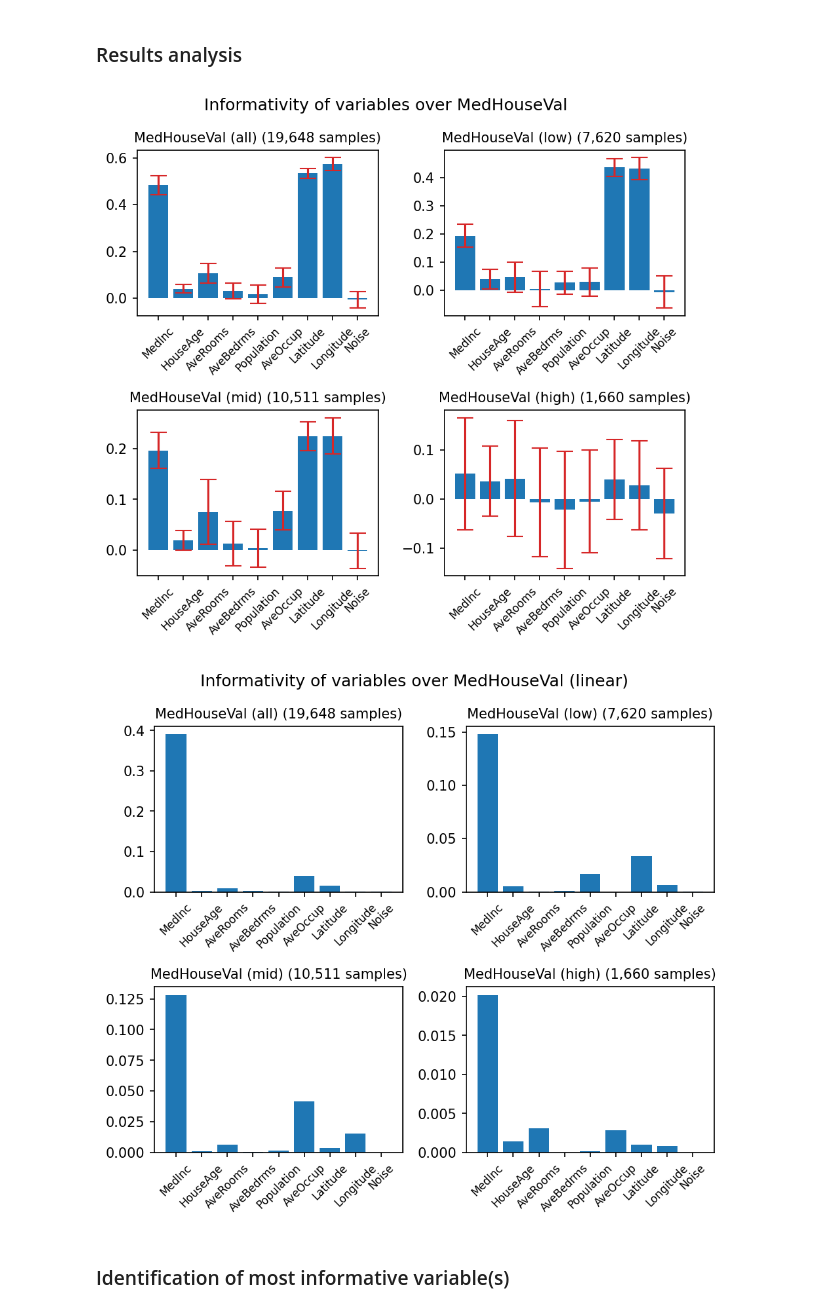
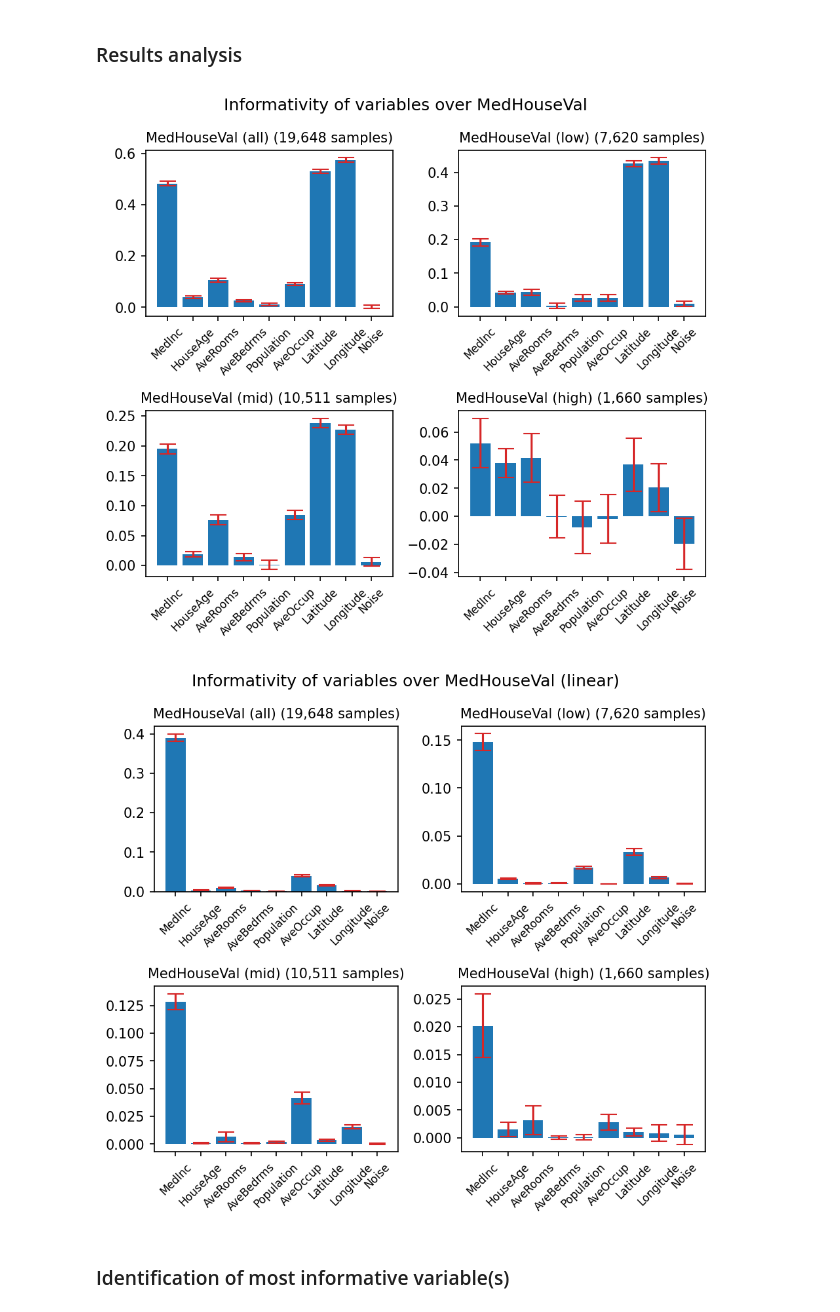
Before and after one commit to einigl/infovar, a Jupyter notebook: examples/californian-housing/main.ipynb, the cells around one changed output. Drawn from its saved outputs; the diff is of its cells as text; code cells hidden in the pictures.

```diff
--- a/examples/californian-housing/main.ipynb
+++ b/examples/californian-housing/main.ipynb
@@ -40,0 +47,14 @@ filt = dataset.target < 5
+# %%
+rows, cols = 2, 5
+fig, axs = plt.subplots(rows, cols, figsize=(2.5*6.4, 1.2*4.8), dpi=150)
+axs = axs.flatten()
+
+for i, name in enumerate(dataset.feature_names + ["Noise"]):
+    axs[i].hist(_variables[:, i], bins=50)
+    axs[i].set_title(f"{name}")
+
+axs[-1].hist(_targets[:, 0], bins=50, color="orange")
+axs[-1].set_title(f"{dataset.target_names[0]}")
+
+plt.tight_layout()
+plt.show()
@@ -85,0 +72,14 @@ plt.show()
+# %%
+rows, cols = 2, 5
+fig, axs = plt.subplots(rows, cols, figsize=(2.5*6.4, 1.2*4.8), dpi=150)
+axs = axs.flatten()
+
+for i, name in enumerate(dataset.feature_names + ["Noise"]):
+    axs[i].hist(_variables[:, i], bins=50)
+    axs[i].set_title(f"{name}")
+
+axs[-1].hist(_targets[:, 0], bins=50, color="orange")
+axs[-1].set_title(f"{name}")
+
+plt.tight_layout()
+plt.show()
@@ -89,16 +91,18 @@ plt.show()
 save_path = os.path.join(abspath, "data-out")
 ref_path = os.path.join(abspath, "reference.yaml")
 
-handler = DiscreteHandler(
+handler = DiscreteHandler()
+
+handler.set_paths(
+    save_path=save_path, ref_path=ref_path
+)
+
+handler.set_data(
     variables=_variables,
     variable_names=dataset.feature_names + ["Noise"],
     targets=_targets,
     target_names=dataset.target_names,
-    save_path=save_path,
-    ref_path=ref_path
 )
-
-# Gérer le cas où on passe un pandas : pas besoin de variable_names, ils sont extraits par la suite
 # %% [markdown]
 ### Data analysis
 # %%
@@ -146,35 +152,35 @@ targs = ["MedHouseVal"]
 # %%
 plt.figure(figsize=(1*6.4, 1.2*4.8), dpi=150)
 
 plt.suptitle("Informativity of variables over MedHouseVal")
 
 for i, rgs in enumerate([{"MedHouseVal": "all"}, {"MedHouseVal": "low"}, {"MedHouseVal": "mid"}, {"MedHouseVal": "high"}], 1):
 
     entries = [
         handler.read(targs, v, rgs) for v in handler.variable_names
     ]
 
     mis = [el["mi"] for el in entries]
-    stds = [np.std(el["mi-boot"]) for el in entries]
+    stds = [el["mi-std"] for el in entries]
     samples = entries[0]["samples"]
 
     #
 
     name = list(rgs.values())[0]
     xticks = list(range(len(entries)))
 
     plt.subplot(2, 2, i)
 
     plt.bar(xticks, mis)
     plt.errorbar(xticks, mis, yerr=stds, fmt='none', capsize=6, color='tab:red')
     plt.xticks(xticks, labels=handler.variable_names, rotation=45, fontsize=8)
 
     plt.title(f"MedHouseVal ({name}) ({samples:,} samples)", fontsize=10)
 
 plt.tight_layout()
 plt.show()
 # %% [output]
-[figure, old version]
+[figure, new version]
 # %%
 plt.figure(figsize=(1*6.4, 1.2*4.8), dpi=150)
 
@@ -186,10 +192,9 @@ for i, rgs in enumerate([{"MedHouseVal": "all"}, {"MedHouseVal": "low"}, {"MedHo
         handler.read(targs, v, rgs) for v in handler.variable_names
     ]
 
-    corrs = [el["corr"] for el in entries]
-    stds = [np.std(el["corr-boot"]) for el in entries]
+    lininfo = [el["linearinfo"] for el in entries]
+    stds = [el["linearinfo-std"] for el in entries]
     samples = entries[0]["samples"]
-    mis_g = corr_to_bits(np.array(corrs))
 
     #
 
@@ -198,9 +203,8 @@ for i, rgs in enumerate([{"MedHouseVal": "all"}, {"MedHouseVal": "low"}, {"MedHo
 
     plt.subplot(2, 2, i)
 
-    plt.bar(xticks, mis_g)
-    # plt.bar(xticks, corrs)
-    #plt.errorbar(xticks, corrs, yerr=stds, fmt='none', capsize=6, color='tab:red')
+    plt.bar(xticks, lininfo)
+    plt.errorbar(xticks, lininfo, yerr=stds, fmt='none', capsize=6, color='tab:red')
     plt.xticks(xticks, labels=handler.variable_names, rotation=45, fontsize=8)
 
     plt.title(f"MedHouseVal ({name}) ({samples:,} samples)", fontsize=10)
@@ -208,7 +212,7 @@ for i, rgs in enumerate([{"MedHouseVal": "all"}, {"MedHouseVal": "low"}, {"MedHo
 plt.tight_layout()
 plt.show()
 # %% [output]
-[figure, old version]
+[figure, new version]
 # %% [markdown]
 ### Identification of most informative variable(s)
 # %%
```
Also changed, not shown: parts of 21 cells of this notebook, 25 other files.
